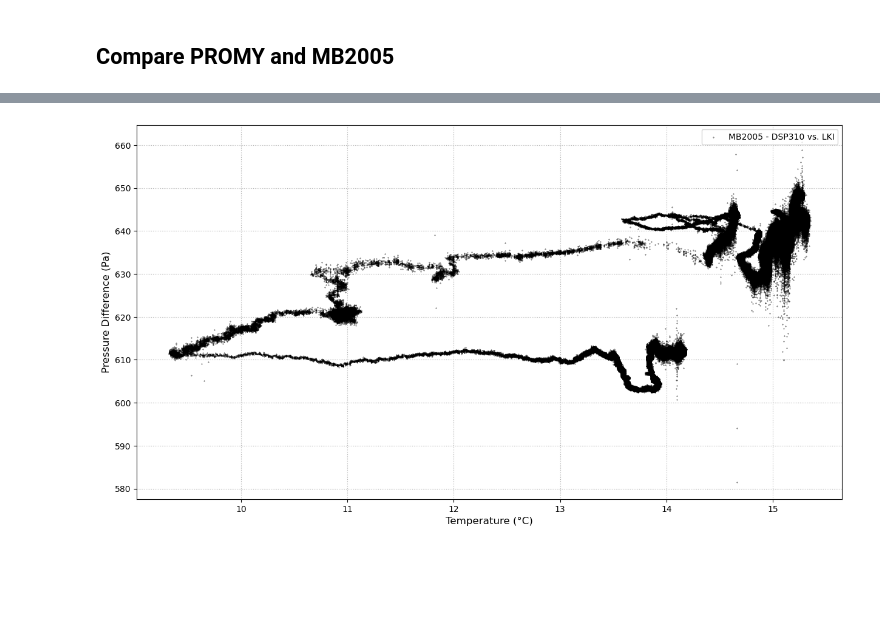
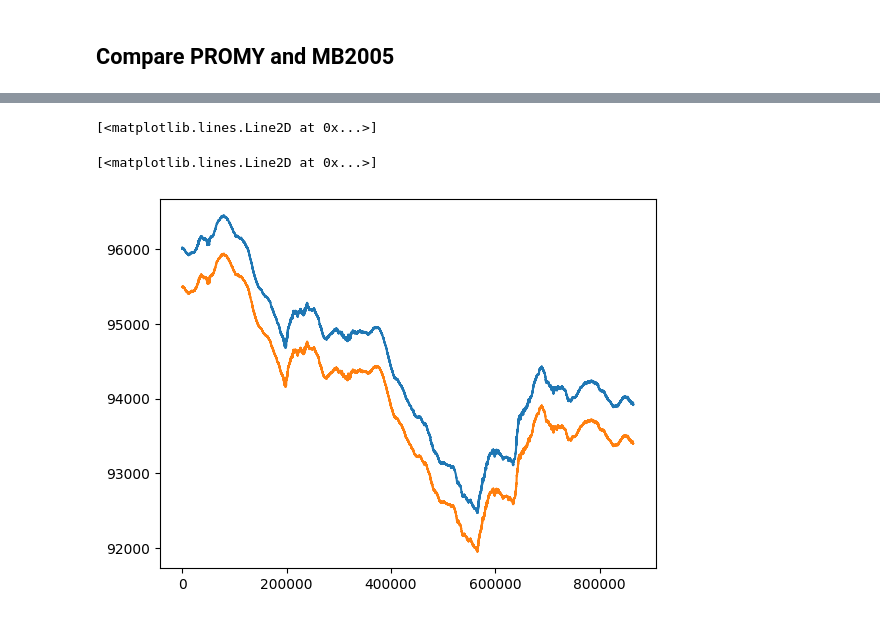
Before and after one commit to andbrocode/notebooks2, a Jupyter notebook: LowNoiseModel2/Baro_compare_sensors.ipynb, the cells around one changed output, grey strips where cells are left out. Saved outputs shown, nothing was run; the diff lists cells and outputs as text; code cells hidden in the pictures; blank space fills up the shorter version.

```diff
--- a/LowNoiseModel2/Baro_compare_sensors.ipynb
+++ b/LowNoiseModel2/Baro_compare_sensors.ipynb
@@ -65,7 +74,8 @@ BW.FFBI..BDO | 2023-11-10T00:00:00.005000Z - 2023-11-20T00:00:00.005000Z | 40.0
 # %% [markdown]
 ## PROMY Data
 # %%
-promy = __read_sds(archive_path+"romy_archive/", "BW.PROMY..L*", tbeg, tend)
+# promy = __read_sds(archive_path+"romy_archive/", "BW.PROMY..L*", tbeg, tend)
+promy = __read_sds(archive_path+"temp_archive/", "BW.PROMY.03.L*", tbeg-10, tend+10)
 promy.merge();
 promy.plot(equal_scale=False);
 # %% [output]
@@ -80,3 +85,10 @@ dps310 = promy.trim(UTCDateTime("2023-11-11"), UTCDateTime("2023-11-20"))
 # %%
-mb2005, dps310
+mb2005 = ffbi.select(channel="*D*").copy()
+mb2005 = mb2005.resample(1.0)
+mb2005 = mb2005.trim(tbeg, tend)
+
+dps310 = promy.select(channel="*D*").copy()
+dps310 = dps310.trim(tbeg, tend)
+
+dps310, mb2005
 # %% [output]
@@ -150,11 +159,9 @@ def __makeplot():
     return fig
 
 
-fig = __makeplot();
+# fig = __makeplot();
 
-fig.savefig(path_to_figs+f"Compare_MB2005_DPS310_pressure_difference_vs_temperature.png", format="png", dpi=200, bbox_inches='tight')
+# fig.savefig(path_to_figs+f"Compare_MB2005_DPS310_pressure_difference_vs_temperature.png", format="png", dpi=200, bbox_inches='tight')
-# %% [output]
-[figure, removed]
 # %%
 def __multitaper_psd(arr, dt, n_win=5):
 
@@ -196,3 +204,10 @@ def __welch_psd(arr, dt, twin_sec=60):
 
     return ff, Pxx
+# %%
+plt.plot(mb2005.select(channel="BDO")[0].data[10:-10])
+plt.plot(dps310.select(channel="LDI")[0].data[10:-10])
+# %% [output]
+[<matplotlib.lines.Line2D at 0x...>]
+[<matplotlib.lines.Line2D at 0x...>]
+[figure, added]
 # %%
```
Also changed, not shown: parts of 13 cells of this notebook, 40 other files.
